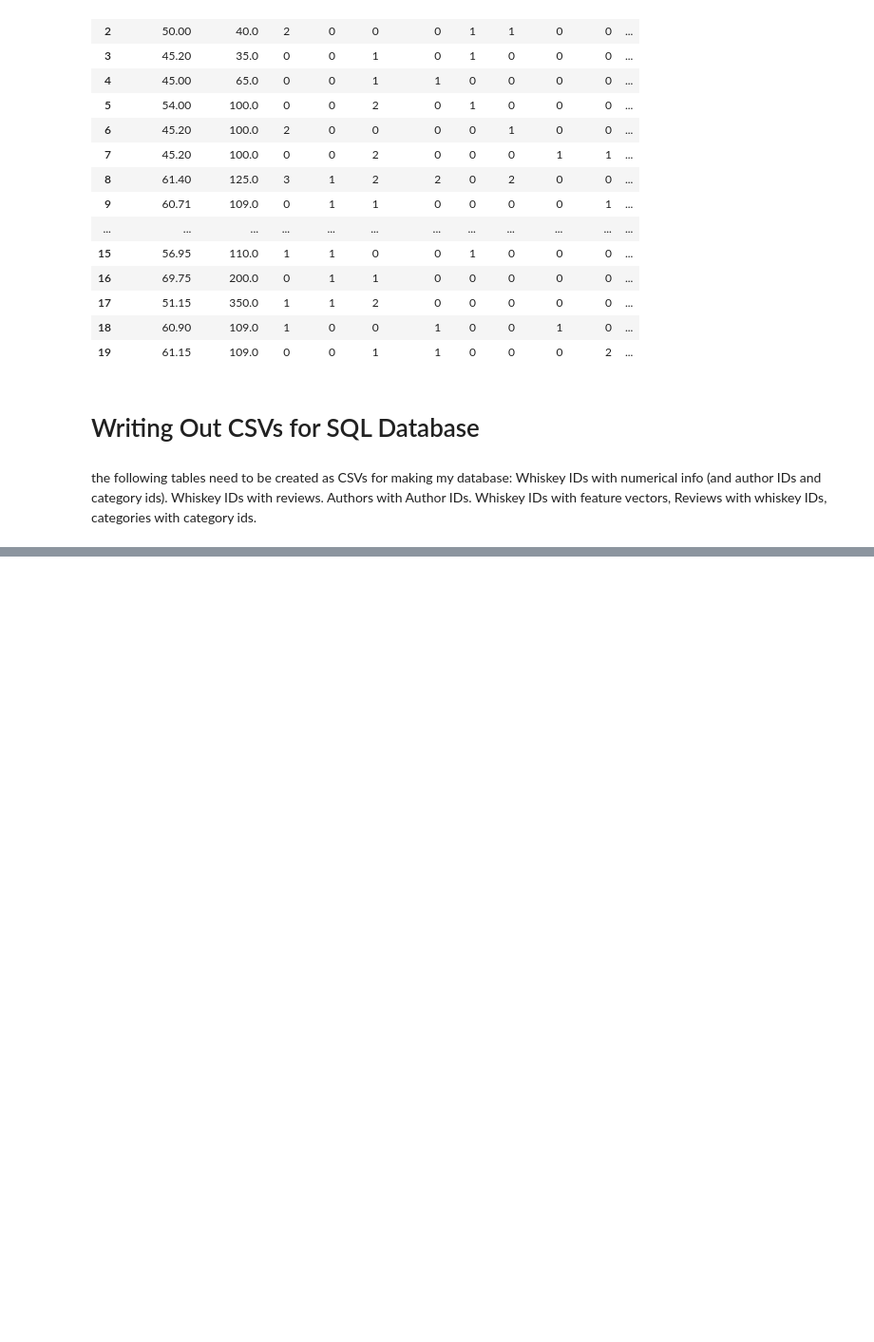
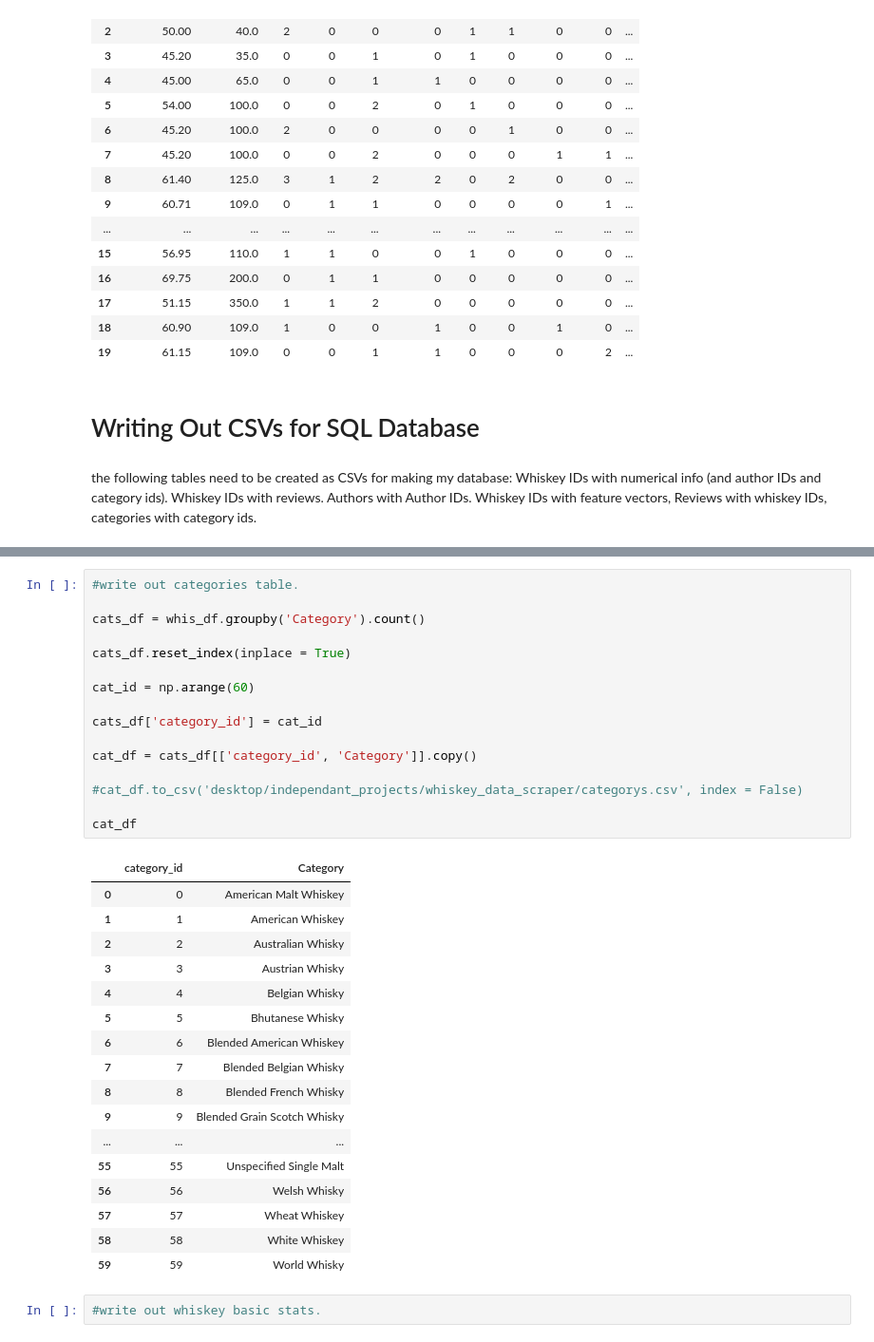
Before and after one commit to gspahlin/WhiskyAdvocate_ETL, a Jupyter notebook: whiskey_explore_and_clean.ipynb, the cells around one changed output, grey strips where cells are left out. Shown at 95% size. Drawn from its saved outputs; the diff is of its cells as text; blank space fills up the shorter version.

Commit message:
two of the database tables written out

```diff
--- a/whiskey_explore_and_clean.ipynb
+++ b/whiskey_explore_and_clean.ipynb
@@ -643,0 +675,36 @@ Whiskey IDs with numerical info (and author IDs and category ids). Whiskey IDs w
+# %%
+#write out categories table.
+
+cats_df = whis_df.groupby('Category').count()
+
+cats_df.reset_index(inplace = True)
+
+cat_id = np.arange(60)
+
+cats_df['category_id'] = cat_id
+
+cat_df = cats_df[['category_id', 'Category']].copy()
+
+#cat_df.to_csv('desktop/independant_projects/whiskey_data_scraper/categorys.csv', index = False)
+
+cat_df
+# %% [output]
+|  | category_id | Category |
+| 0 | 0 | American Malt Whiskey |
+| 1 | 1 | American Whiskey |
+| 2 | 2 | Australian Whisky |
+| 3 | 3 | Austrian Whisky |
+| 4 | 4 | Belgian Whisky |
+| 5 | 5 | Bhutanese Whisky |
+| 6 | 6 | Blended American Whiskey |
+| 7 | 7 | Blended Belgian Whisky |
+| 8 | 8 | Blended French Whisky |
+| 9 | 9 | Blended Grain Scotch Whisky |
+| ... | ... | ... |
+| 55 | 55 | Unspecified Single Malt |
+| 56 | 56 | Welsh Whisky |
+| 57 | 57 | Wheat Whiskey |
+| 58 | 58 | White Whiskey |
+| 59 | 59 | World Whisky |
+# %%
+#write out whiskey basic stats.
```
Also changed, not shown: parts of 3 cells of this notebook.
